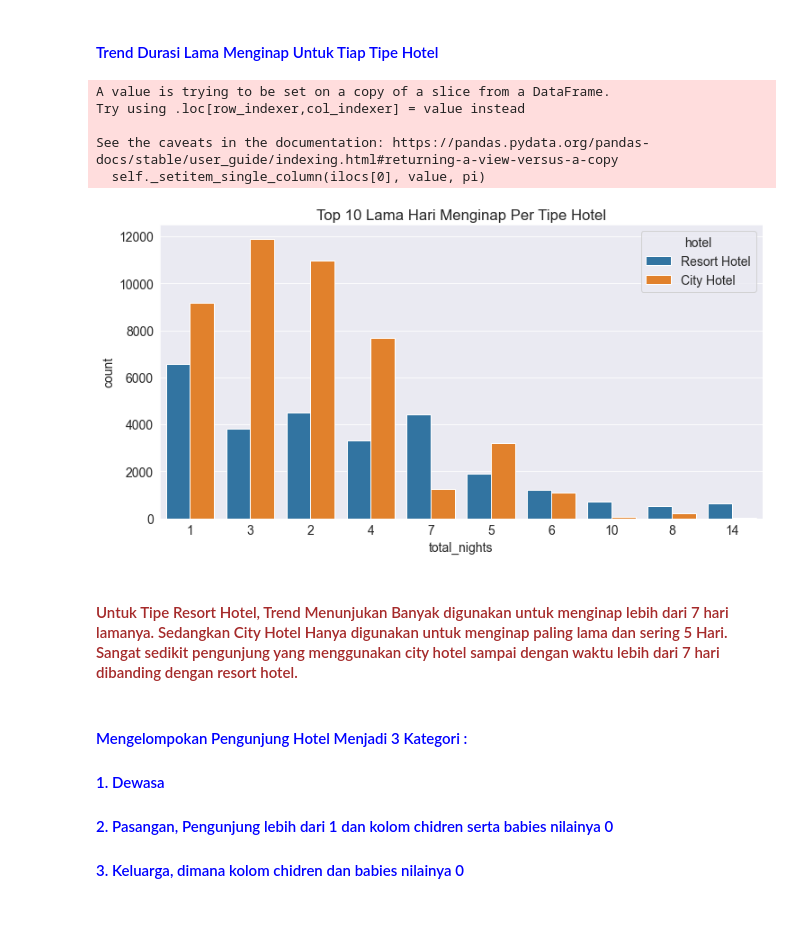
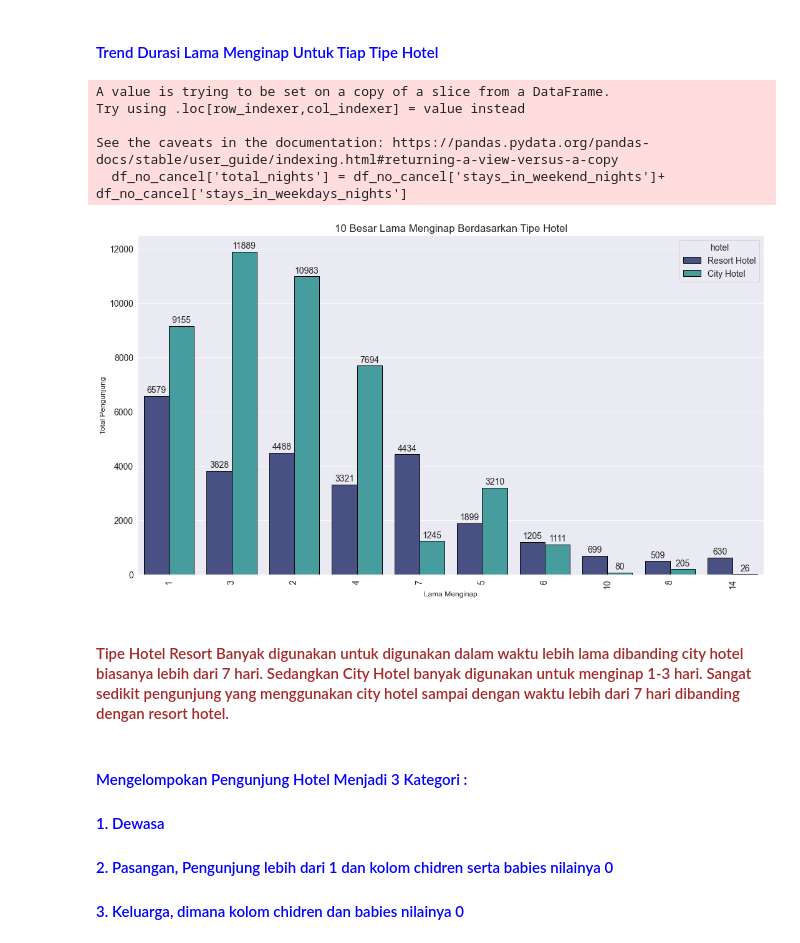
Before and after one commit to zuliusbanget/Investigate-Hotel-Business, a Jupyter notebook: Impact Analysis of Stay Duration On Hotel Bookings Cancellation Rates/Tugas 3.ipynb, the cells around one changed output. Cells and saved outputs as stored; diff of their text form; code cells hidden in the pictures; blank space fills up the shorter version.

```diff
--- a/Impact Analysis of Stay Duration On Hotel Bookings Cancellation Rates/Tugas 3.ipynb
+++ b/Impact Analysis of Stay Duration On Hotel Bookings Cancellation Rates/Tugas 3.ipynb
@@ -329,0 +332,5 @@ df_no_cancel.sample(5)
+# %%
+df_no_cancel['no_of_bookings']=1
+#df_no_cancel.loc[(df_no_cancel['arrival_date_month']== 'October')| (df_no_cancel['arrival_date_month']== 'September'),'no_of_bookings']/=3
+#df_no_cancel.loc[~((df_no_cancel['arrival_date_month']== 'October')| (df_no_cancel['arrival_date_month']== 'September')),'no_of_bookings']/=2
+df_no_cancel.sample(10)
@@ -417,22 +476,31 @@ plot(x,y, x_label='Jumlah Malam', y_label='Booking Percentage (%)', title='Top 1
 #### <font color='brown'> Durasi Waktu Pengunjung Menginap Di dataset ini Sekitar 60% Pelanggan menginap hanya selama 1-3 Hari, Sedangkan 40% lainnya lebih dari 3 Hari </font>
 # %% [markdown]
 #### <font color='blue'> Trend Durasi Lama Menginap Untuk Tiap Tipe Hotel </font>
-# %%
-df_no_cancel.loc[:,'total_nights'] = df_no_cancel['stays_in_weekend_nights']+ df_no_cancel['stays_in_weekdays_nights']
-
-fig, ax = plt.subplots(figsize=(12,6))
-ax.set_title('Top 10 Lama Hari Menginap Per Tipe Hotel')
-sns.countplot(x='total_nights', hue='hotel', data=df_no_cancel,
-              order = df_no_cancel['total_nights'].value_counts().iloc[:10].index, ax=ax);
-# %% [output]
-A value is trying to be set on a copy of a slice from a DataFrame.
-Try using .loc[row_indexer,col_indexer] = value instead
-
-See the caveats in the documentation: https://pandas.pydata.org/pandas-docs/stable/user_guide/indexing.html#returning-a-view-versus-a-copy
-  self._setitem_single_column(ilocs[0], value, pi)
-[figure, removed]
-# %% [markdown]
-#### <font color='brown'> Untuk Tipe Resort Hotel, Trend Menunjukan Banyak digunakan untuk menginap lebih dari 7 hari lamanya. Sedangkan City Hotel Hanya digunakan untuk menginap paling lama dan sering 5 Hari. Sangat sedikit pengunjung yang menggunakan city hotel sampai dengan waktu lebih dari 7 hari dibanding dengan resort hotel. </font>
+# %%
+df_no_cancel['total_nights'] = df_no_cancel['stays_in_weekend_nights']+ df_no_cancel['stays_in_weekdays_nights']
+fig, ax = plt.subplots(figsize=(18, 10))
+plt.title("10 Besar Lama Menginap Berdasarkan Tipe Hotel")
+sns.barplot(x= 'total_nights', y= 'no_of_bookings', hue= df_no_cancel['hotel'], estimator= sum, data= df_no_cancel,edgecolor='black', palette='mako',
+           order=df_no_cancel['total_nights'].value_counts().iloc[:10].index)
+
+plt.xlabel('Lama Menginap', fontsize=12)
+plt.ylabel('Total Pengunjung', fontsize=12)
+plt.bar_label(ax.containers[0], padding=2)
+plt.bar_label(ax.containers[1], padding=2)
+
+#plt.tight_layout()
+plt.savefig('10_besar_lama_menginap.png')
+plt.xticks(rotation = 90)
+plt.show()
+# %% [output]
+A value is trying to be set on a copy of a slice from a DataFrame.
+Try using .loc[row_indexer,col_indexer] = value instead
+
+See the caveats in the documentation: https://pandas.pydata.org/pandas-docs/stable/user_guide/indexing.html#returning-a-view-versus-a-copy
+  df_no_cancel['total_nights'] = df_no_cancel['stays_in_weekend_nights']+ df_no_cancel['stays_in_weekdays_nights']
+[figure, added]
+# %% [markdown]
+#### <font color='brown'> Tipe Hotel Resort Banyak digunakan untuk digunakan dalam waktu lebih lama dibanding city hotel biasanya lebih dari 7 hari. Sedangkan City Hotel banyak digunakan untuk menginap 1-3 hari. Sangat sedikit pengunjung yang menggunakan city hotel sampai dengan waktu lebih dari 7 hari dibanding dengan resort hotel. </font>
 # %% [markdown]
 #### <font color='blue'> Mengelompokan Pengunjung Hotel Menjadi 3 Kategori :  </font>
 #### <font color='blue'> 1. Dewasa </font>
```
Also changed, not shown: parts of 13 cells of this notebook.
